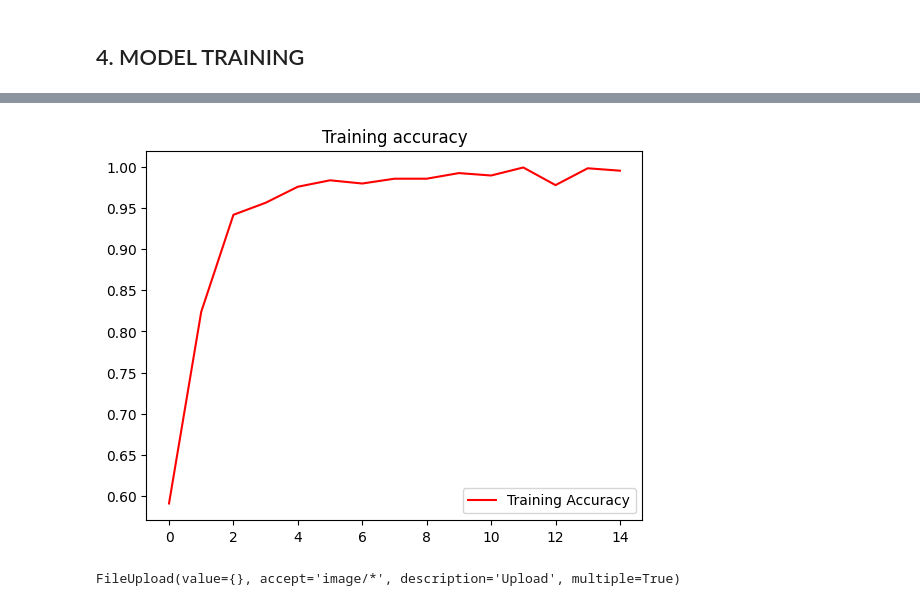
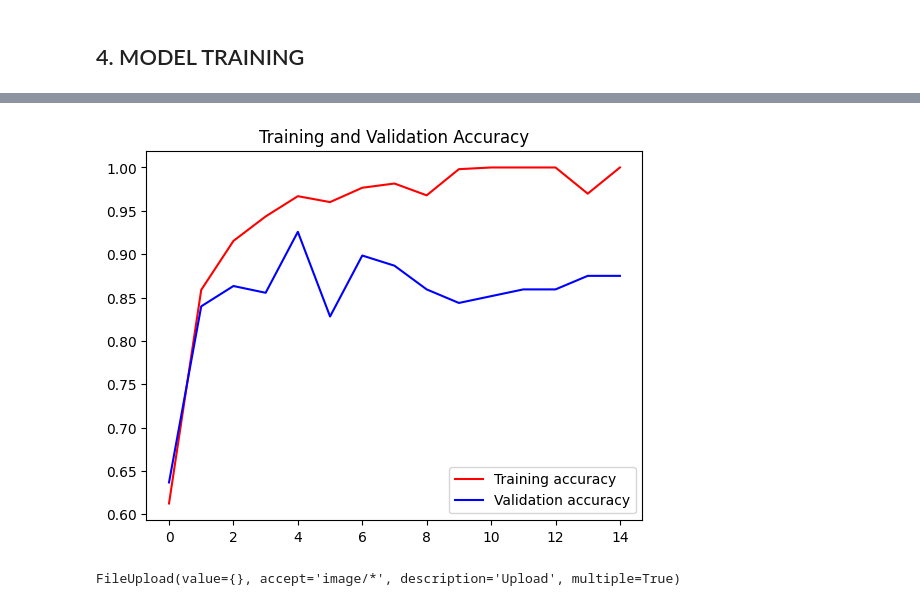
Before and after one commit to kameshcodes/tensorflow-codes, a Jupyter notebook: 5_tensorflow_human_or_horse_convolution.ipynb, the cells around one changed output, grey strips where cells are left out. Drawn from its saved outputs; the diff is of its cells as text; code cells hidden in the pictures.

```diff
--- a/5_tensorflow_human_or_horse_convolution.ipynb
+++ b/5_tensorflow_human_or_horse_convolution.ipynb
@@ -33,6 +33,9 @@ TRAIN_DIR = 'horse-or-human/train'
 
 print(f"files in current directory: {os.listdir()}")
 print(f"\nSubdirectories in '{TRAIN_DIR}' dir: {os.listdir(TRAIN_DIR)}")
+
+VAL_DIR = 'horse-or-human/validation'
+print(f"\nSubdirectories in '{VAL_DIR}' dir: {os.listdir(VAL_DIR)}")
 # %% [output]
 files in current directory: ['.config', 'horse-or-human', 'sample_data']
 
@@ -144,5 +165,12 @@ train_dataset = tf.keras.utils.image_dataset_from_directory(
     batch_size = 32,
     label_mode = 'binary'
 )
+
+validation_dataset = tf.keras.utils.image_dataset_from_directory(
+    VAL_DIR,
+    image_size = (300, 300),
+    batch_size = 32,
+    label_mode = 'binary'
+    )
 # %% [output]
 Found 1027 files belonging to 2 classes.
@@ -233,12 +262,20 @@ train_dataset_final = (
     .shuffle(SHUFFLE_BUFFER_SIZE)
     .prefetch(PREFETCH_BUFFER_SIZE)
 )
+
+
+validation_dataset_final = (
+    validation_dataset
+    .cache()
+    .prefetch(PREFETCH_BUFFER_SIZE)
+)
 # %% [markdown]
 ## 4. MODEL TRAINING
 # %%
 history = model.fit(
     train_dataset_final,
-    epochs = 15
+    epochs = 15,
+    validation_data = validation_dataset_final
 )
 # %% [output]
 Epoch 1/15
@@ -261,14 +298,18 @@ Epoch 15/15
 # %%
-acc = history.history['accuracy']
+acc=history.history['accuracy']
+val_acc = history.history['val_accuracy']
+loss = history.history['loss']
+val_loss = history.history['val_loss']
 
 epochs = range(len(acc))
 
-plt.plot(epochs, acc, 'r', label='Training Accuracy')
-plt.title('Training accuracy')
+plt.plot(epochs, acc, 'r', label='Training accuracy')
+plt.plot(epochs, val_acc, 'b', label = 'Validation accuracy')
+plt.title("Training and Validation Accuracy")
 plt.legend(loc=0)
 plt.show()
 # %% [output]
-[figure, old version]
+[figure, new version]
 # %%
 # Create the widget and take care of the display
 uploader = widgets.FileUpload(accept="image/*", multiple=True)
```
Also changed, not shown: parts of 9 cells of this notebook.
